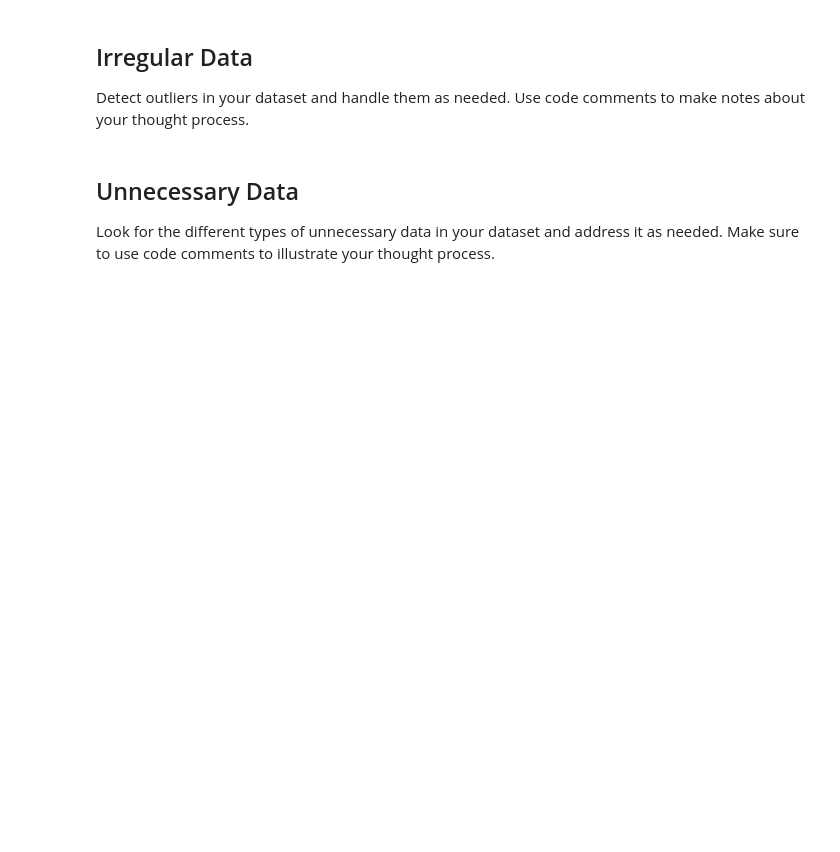
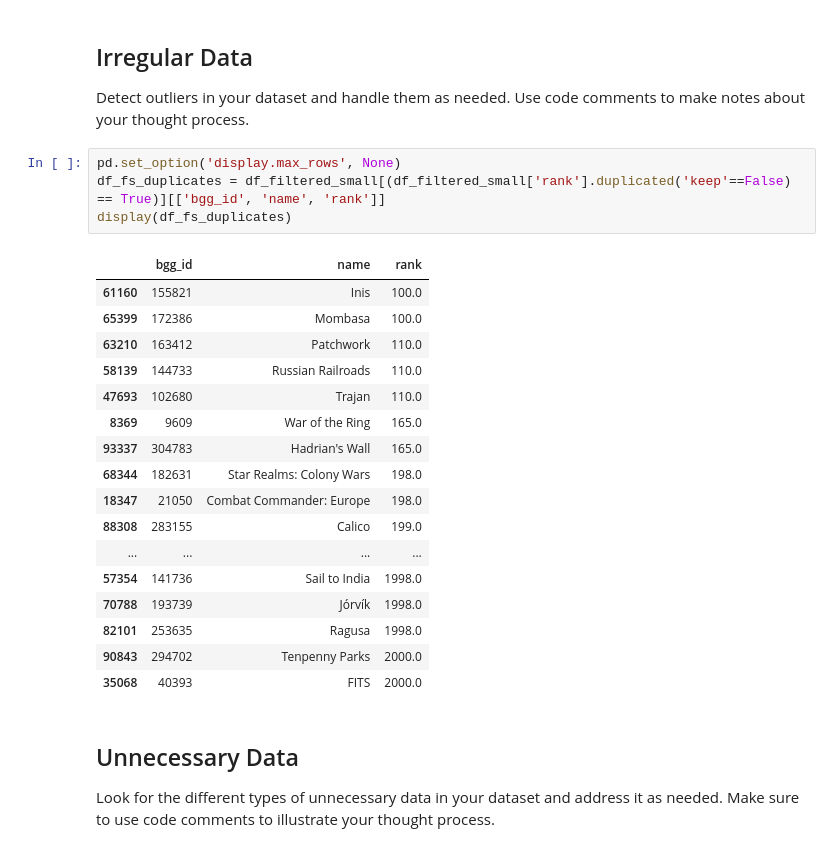
Before and after one commit to DataLore777/cleaning-data-checkpoint, a Jupyter notebook: checkpoint_three.ipynb, the cells around one changed output. Drawn from its saved outputs; the diff is of its cells as text; blank space fills up the shorter version.

```diff
--- a/checkpoint_three.ipynb
+++ b/checkpoint_three.ipynb
@@ -55,6 +86,28 @@ Test your dataset for missing data and handle it as needed. Make notes in the fo
 ## Irregular Data
 
 Detect outliers in your dataset and handle them as needed. Use code comments to make notes about your thought process.
+# %%
+pd.set_option('display.max_rows', None)
+df_fs_duplicates = df_filtered_small[(df_filtered_small['rank'].duplicated('keep'==False) == True)][['bgg_id', 'name', 'rank']]
+display(df_fs_duplicates)
+# %% [output]
+|  | bgg_id | name | rank |
+| 61160 | 155821 | Inis | 100.0 |
+| 65399 | 172386 | Mombasa | 100.0 |
+| 63210 | 163412 | Patchwork | 110.0 |
+| 58139 | 144733 | Russian Railroads | 110.0 |
+| 47693 | 102680 | Trajan | 110.0 |
+| 8369 | 9609 | War of the Ring | 165.0 |
+| 93337 | 304783 | Hadrian's Wall | 165.0 |
+| 68344 | 182631 | Star Realms: Colony Wars | 198.0 |
+| 18347 | 21050 | Combat Commander: Europe | 198.0 |
+| 88308 | 283155 | Calico | 199.0 |
+| ... | ... | ... | ... |
+| 57354 | 141736 | Sail to India | 1998.0 |
+| 70788 | 193739 | Jórvík | 1998.0 |
+| 82101 | 253635 | Ragusa | 1998.0 |
+| 90843 | 294702 | Tenpenny Parks | 2000.0 |
+| 35068 | 40393 | FITS | 2000.0 |
 # %% [markdown]
 ## Unnecessary Data
 
```
Also changed, not shown: parts of 2 cells of this notebook.
